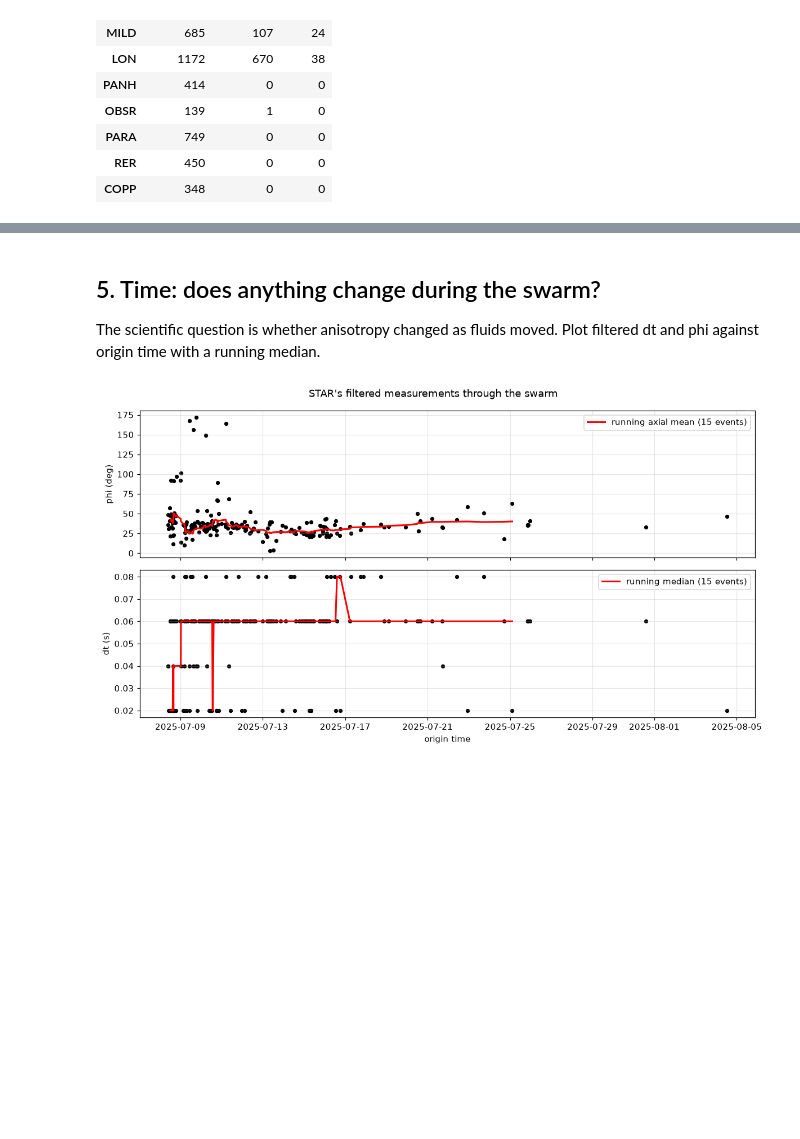
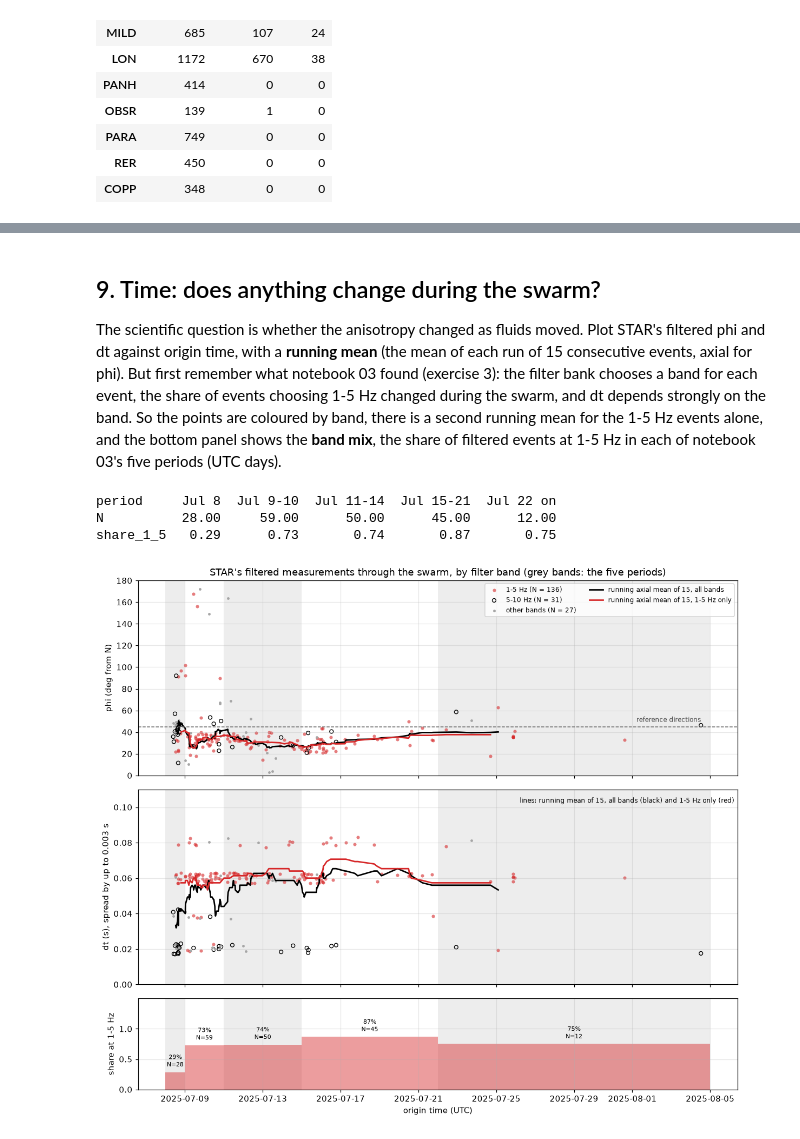
Before and after one commit to mhemmett/rainier-sws-tutorials, a Jupyter notebook: notebooks/06_exploring_the_results.ipynb, the cells around one changed output, grey strips where cells are left out. Cells and saved outputs as stored; diff of their text form; code cells hidden in the pictures; blank space fills up the shorter version.

```diff
--- a/notebooks/06_exploring_the_results.ipynb
+++ b/notebooks/06_exploring_the_results.ipynb
@@ -122,12 +454,13 @@ Plot the filtered phi against back azimuth. If the anisotropy were uniform in th
 # %%
-fig, axes = plt.subplots(1, 3, figsize=(14, 4), sharey=True)
+fig, axes = plt.subplots(1, 3, figsize=(14, 4.3), sharey=True, layout="constrained")
 for ax, s in zip(axes, ["STAR", "RCM", "MILD"]):
     kept = quality.post_filtered(res[s])
-    ax.scatter(kept.back_azimuth, measure.phi_0_180(kept.phi), c=kept.quality, cmap="viridis", s=18)
+    pts = ax.scatter(kept.back_azimuth, measure.phi_0_180(kept.phi), c=kept.quality, cmap="viridis",
+                     vmin=quality.DEFAULT_POST.qw_min, vmax=1, s=18)
     for off in (-270, -180, -90, 0, 90, 180):      # every fold of 'parallel' and 'perpendicular'
         ax.plot([0, 360], [off, off + 360], "k:", lw=0.8)
-    ax.set_xlabel("back azimuth (deg)"); ax.set_title(s); ax.set_ylim(0, 180); ax.set_xlim(0, 360)
-axes[0].set_ylabel("phi (deg from N, folded)")
-fig.suptitle("Fast direction versus back azimuth; dotted lines = phi parallel or perpendicular to the ray")
-plt.tight_layout()
+    ax.set(xlabel="back azimuth (deg)", title=f"{s} (N = {len(kept)})", ylim=(0, 180), xlim=(0, 360))
+axes[0].set_ylabel("phi (deg from N, 0 to 180)")
+fig.colorbar(pts, ax=axes, label="Q_w", shrink=0.9)
+fig.suptitle("Fast direction versus back azimuth; dotted lines: phi parallel or perpendicular to the ray");
 # %% [output]
@@ -137,24 +536,57 @@ At STAR almost all rays come from one back azimuth (about 90 degrees), so this p
 # %% [markdown]
-## 5. Time: does anything change during the swarm?
+## 9. Time: does anything change during the swarm?
 
-The scientific question is whether anisotropy changed as fluids moved. Plot filtered dt and phi against origin time with a running median.
+The scientific question is whether the anisotropy changed as fluids moved. Plot STAR's filtered phi and dt against origin time, with a **running mean** (the mean of each run of 15 consecutive events, axial for phi). But first remember what notebook 03 found (exercise 3): the filter bank chooses a band for each event, the share of events choosing 1-5 Hz changed during the swarm, and dt depends strongly on the band. So the points are coloured by band, there is a second running mean for the 1-5 Hz events alone, and the bottom panel shows the **band mix**, the share of filtered events at 1-5 Hz in each of notebook 03's five periods (UTC days).
 # %%
 def rolling_axial_mean(phi_deg, n):
     """Axial mean of each run of n consecutive values (phi and phi + 180 are the same axis)."""
     two = np.deg2rad(2 * np.asarray(phi_deg, dtype=float))
     c, s = pd.Series(np.cos(two)).rolling(n, center=True).mean(), pd.Series(np.sin(two)).rolling(n, center=True).mean()
     return np.mod(np.rad2deg(np.arctan2(s, c)) / 2, 180)
 
-kept = quality.post_filtered(res["STAR"]).copy()
-kept["time"] = pd.to_datetime(kept.datetime, utc=True, format="ISO8601")
-kept = kept.sort_values("time")
-fig, axes = plt.subplots(2, 1, figsize=(11, 6), sharex=True)
-axes[0].scatter(kept.time, measure.phi_0_180(kept.phi), s=14, c="k"); axes[0].set_ylabel("phi (deg)")
-axes[1].scatter(kept.time, kept.dt, s=14, c="k"); axes[1].set_ylabel("dt (s)")
-axes[0].plot(kept.time, rolling_axial_mean(kept.phi, 15), "r-", lw=2, label="running axial mean (15 events)")
-axes[1].plot(kept.time, kept.dt.rolling(15, center=True).median().values, "r-", lw=2, label="running median (15 events)")
-axes[0].legend(); axes[1].legend(); axes[1].set_xlabel("origin time"); fig.suptitle("STAR's filtered measurements through the swarm")
+N_RUN = 15                                                      # events in each running mean
+PERIODS = ["Jul 8", "Jul 9-10", "Jul 11-14", "Jul 15-21", "Jul 22 on"]      # as in notebook 03, exercise 3 (UTC days)
+STARTS = pd.to_datetime(["2025-07-08", "2025-07-09", "2025-07-11", "2025-07-15", "2025-07-22"], utc=True).as_unit("ns")
+swarm = quality.post_filtered(res["STAR"]).copy()               # STAR's filtered measurements, in time order
+swarm["time"] = pd.to_datetime(swarm.datetime, utc=True, format="ISO8601")
+swarm = swarm.sort_values("time").reset_index(drop=True)
+swarm["band"] = np.select([swarm.filter_band == "(1.0, 5.0)", swarm.filter_band == "(5.0, 10.0)"], ["1-5 Hz", "5-10 Hz"], "other bands")
+swarm["period"] = pd.Categorical(np.array(PERIODS)[STARTS.searchsorted(swarm.time, side="right") - 1], PERIODS)
+swarm_low = swarm[swarm.band == "1-5 Hz"]
+
+look = {"1-5 Hz": dict(s=16, color="tab:red", alpha=0.6, lw=0),
+        "5-10 Hz": dict(s=20, facecolors="none", edgecolors="k", lw=0.9),
+        "other bands": dict(s=10, color="0.65", lw=0)}
+fig, axes = plt.subplots(3, 1, figsize=(11, 9.5), sharex=True, gridspec_kw={"height_ratios": [3, 3, 1.4]})
+spread = np.random.default_rng(0).uniform(-0.003, 0.003, len(swarm))
+for b, kw in look.items():
+    sel = swarm.band == b
+    axes[0].scatter(swarm.time[sel], measure.phi_0_180(swarm.phi[sel]), label=f"{b} (N = {sel.sum()})", **kw)
+    axes[1].scatter(swarm.time[sel], swarm.dt[sel] + spread[sel], **kw)
+axes[0].plot(swarm.time, rolling_axial_mean(swarm.phi, N_RUN), color="k", lw=1.8, label=f"running axial mean of {N_RUN}, all bands")
+axes[0].plot(swarm_low.time, rolling_axial_mean(swarm_low.phi, N_RUN), color="tab:red", lw=1.8, label=f"running axial mean of {N_RUN}, 1-5 Hz only")
+axes[0].axhline(reference.REGIONAL_COMPRESSION_AZ, color="0.4", ls="--", lw=1)
+axes[0].text(swarm.time.iloc[-1], reference.REGIONAL_COMPRESSION_AZ + 3, "reference directions", ha="right", va="bottom", fontsize=8, color="0.3")
+axes[1].plot(swarm.time, swarm.dt.rolling(N_RUN, center=True).mean(), color="k", lw=1.8)
+axes[1].plot(swarm_low.time, swarm_low.dt.rolling(N_RUN, center=True).mean(), color="tab:red", lw=1.8)
+share = swarm.groupby("period", observed=True).agg(N=("band", "size"), share_1_5=("band", lambda b: (b == "1-5 Hz").mean()))
+ends = list(STARTS[1:]) + [swarm.time.max().ceil("D")]
+for (p, r), t0, t1, ax_i in zip(share.iterrows(), STARTS, ends, range(5)):
+    axes[2].fill_between([t0, t1], [r.share_1_5] * 2, color="tab:red", alpha=0.45, lw=0)
+    axes[2].text(t0 + (t1 - t0) / 2, r.share_1_5 + 0.06, f"{r.share_1_5:.0%}\nN={int(r.N)}", ha="center", va="bottom", fontsize=7.5)
+    if ax_i % 2 == 0:
+        for ax in axes:
+            ax.axvspan(t0, t1, color="0.93", zorder=0, lw=0)
+axes[0].set(ylabel="phi (deg from N)", ylim=(0, 180), title="STAR's filtered measurements through the swarm, by filter band (grey bands: the five periods)")
+axes[0].legend(fontsize=8, ncol=2, loc="upper right")
+axes[1].set(ylabel="dt (s), spread by up to 0.003 s", ylim=(0, 0.11))
+axes[1].text(0.995, 0.96, "lines: running mean of 15, all bands (black) and 1-5 Hz only (red)", transform=axes[1].transAxes, ha="right", va="top", fontsize=8)
+axes[2].set(ylabel="share at 1-5 Hz", ylim=(0, 1.5), yticks=[0, 0.5, 1], xlabel="origin time (UTC)")
 plt.tight_layout()
+print(share.T.round(2).to_string())
 # %% [output]
+period     Jul 8  Jul 9-10  Jul 11-14  Jul 15-21  Jul 22 on
+N          28.00     59.00      50.00      45.00      12.00
+share_1_5   0.29      0.73       0.74       0.87       0.75
-[figure, old version]
+[figure, new version]
 # %% [markdown]
```
Also changed, not shown: parts of 59 cells of this notebook.
